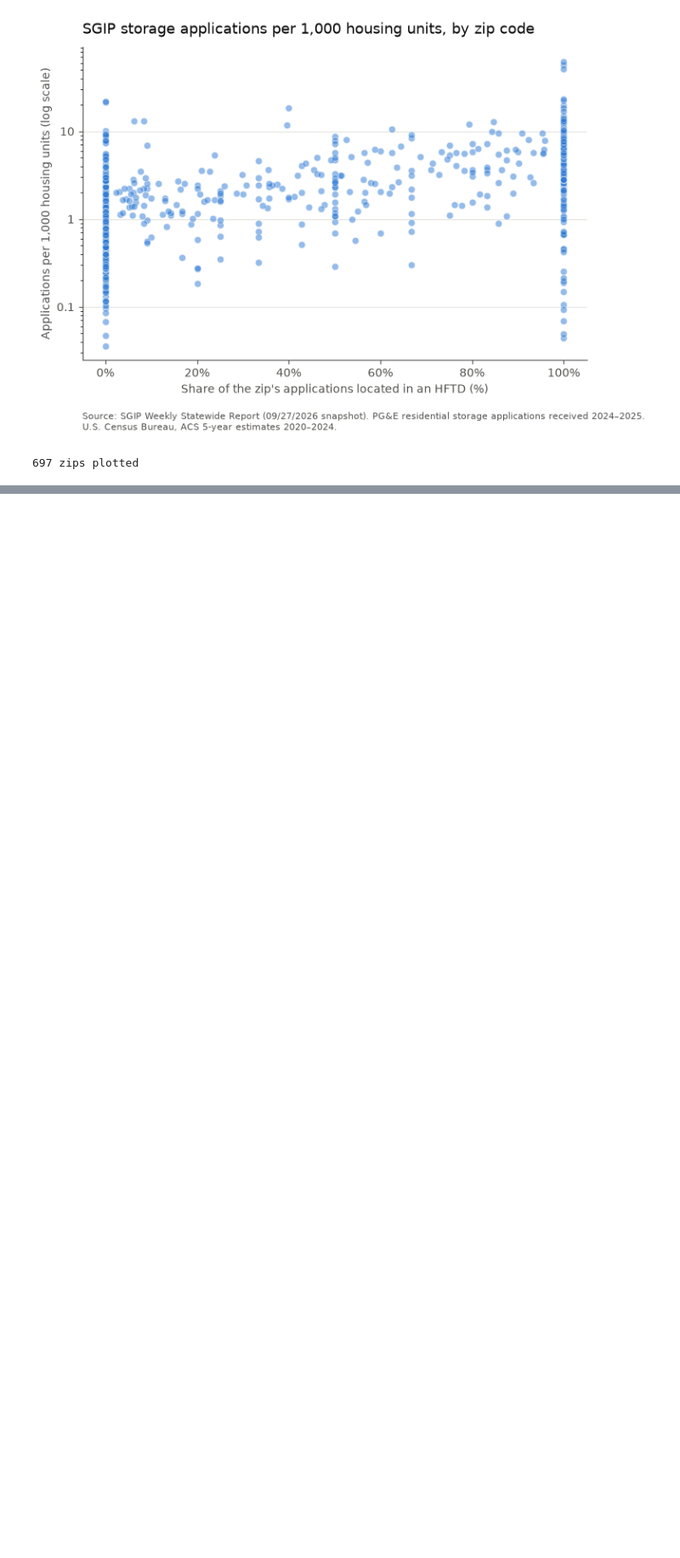
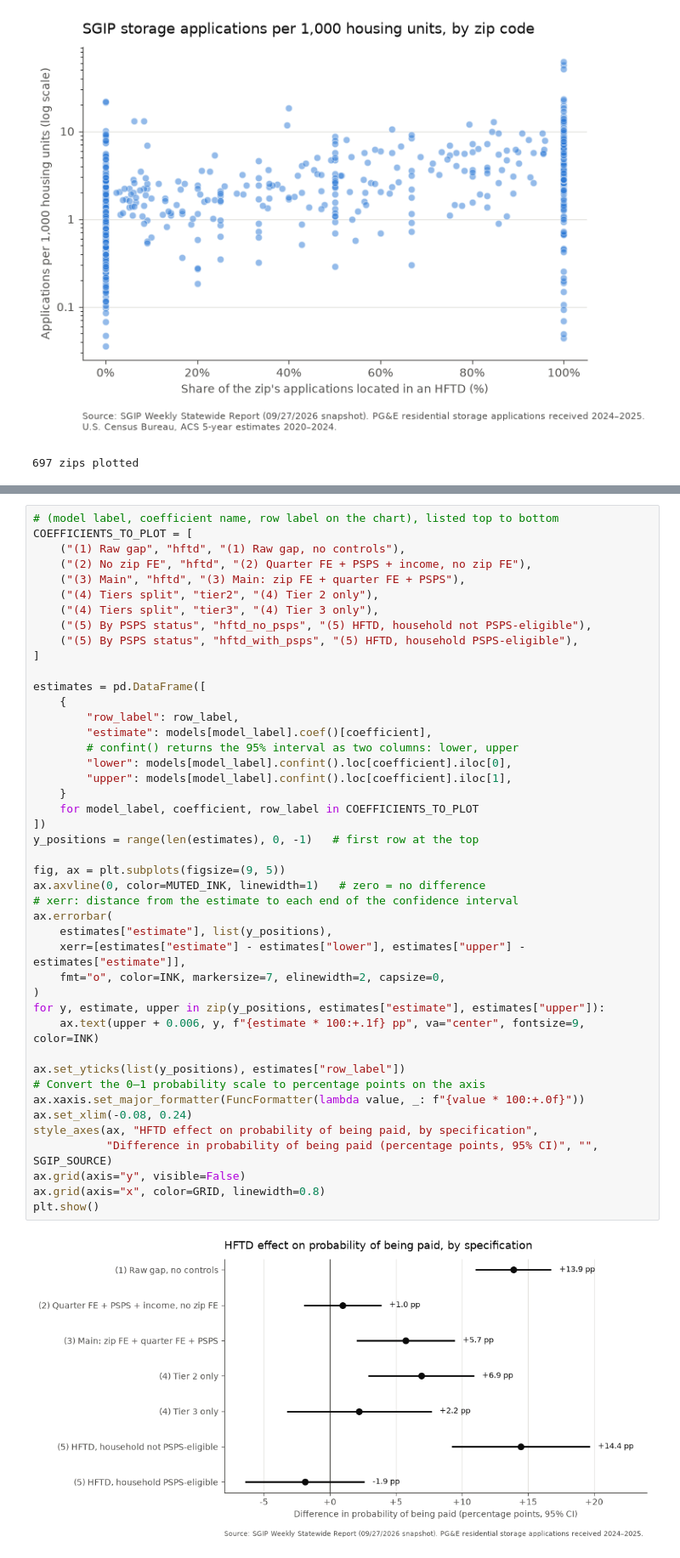
Before and after one commit to EnOnl1ne/sgip-hftd-funding, a Jupyter notebook: sgip_hftd.ipynb, the cells around one changed output, grey strips where cells are left out. Shown at 85% size. Drawn from its saved outputs; the diff is of its cells as text; blank space fills up the shorter version.

```diff
--- a/sgip_hftd.ipynb
+++ b/sgip_hftd.ipynb
@@ -597,0 +738,46 @@ print(f"{len(zips_with_rate)} zips plotted")
+# %%
+# (model label, coefficient name, row label on the chart), listed top to bottom
+COEFFICIENTS_TO_PLOT = [
+    ("(1) Raw gap", "hftd", "(1) Raw gap, no controls"),
+    ("(2) No zip FE", "hftd", "(2) Quarter FE + PSPS + income, no zip FE"),
+    ("(3) Main", "hftd", "(3) Main: zip FE + quarter FE + PSPS"),
+    ("(4) Tiers split", "tier2", "(4) Tier 2 only"),
+    ("(4) Tiers split", "tier3", "(4) Tier 3 only"),
+    ("(5) By PSPS status", "hftd_no_psps", "(5) HFTD, household not PSPS-eligible"),
+    ("(5) By PSPS status", "hftd_with_psps", "(5) HFTD, household PSPS-eligible"),
+]
+
+estimates = pd.DataFrame([
+    {
+        "row_label": row_label,
+        "estimate": models[model_label].coef()[coefficient],
+        # confint() returns the 95% interval as two columns: lower, upper
+        "lower": models[model_label].confint().loc[coefficient].iloc[0],
+        "upper": models[model_label].confint().loc[coefficient].iloc[1],
+    }
+    for model_label, coefficient, row_label in COEFFICIENTS_TO_PLOT
+])
+y_positions = range(len(estimates), 0, -1)   # first row at the top
+
+fig, ax = plt.subplots(figsize=(9, 5))
+ax.axvline(0, color=MUTED_INK, linewidth=1)   # zero = no difference
+# xerr: distance from the estimate to each end of the confidence interval
+ax.errorbar(
+    estimates["estimate"], list(y_positions),
+    xerr=[estimates["estimate"] - estimates["lower"], estimates["upper"] - estimates["estimate"]],
+    fmt="o", color=INK, markersize=7, elinewidth=2, capsize=0,
+)
+for y, estimate, upper in zip(y_positions, estimates["estimate"], estimates["upper"]):
+    ax.text(upper + 0.006, y, f"{estimate * 100:+.1f} pp", va="center", fontsize=9, color=INK)
+
+ax.set_yticks(list(y_positions), estimates["row_label"])
+# Convert the 0–1 probability scale to percentage points on the axis
+ax.xaxis.set_major_formatter(FuncFormatter(lambda value, _: f"{value * 100:+.0f}"))
+ax.set_xlim(-0.08, 0.24)
+style_axes(ax, "HFTD effect on probability of being paid, by specification",
+           "Difference in probability of being paid (percentage points, 95% CI)", "", SGIP_SOURCE)
+ax.grid(axis="y", visible=False)
+ax.grid(axis="x", color=GRID, linewidth=0.8)
+plt.show()
+# %% [output]
+[figure, added]
```
Also changed, not shown: parts of 7 cells of this notebook.
